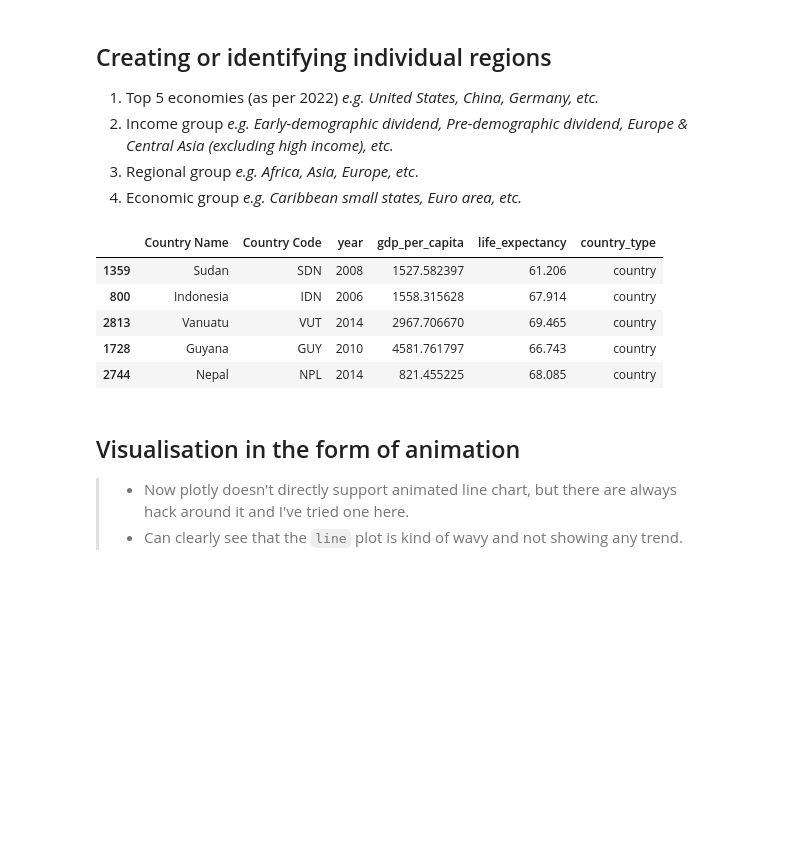
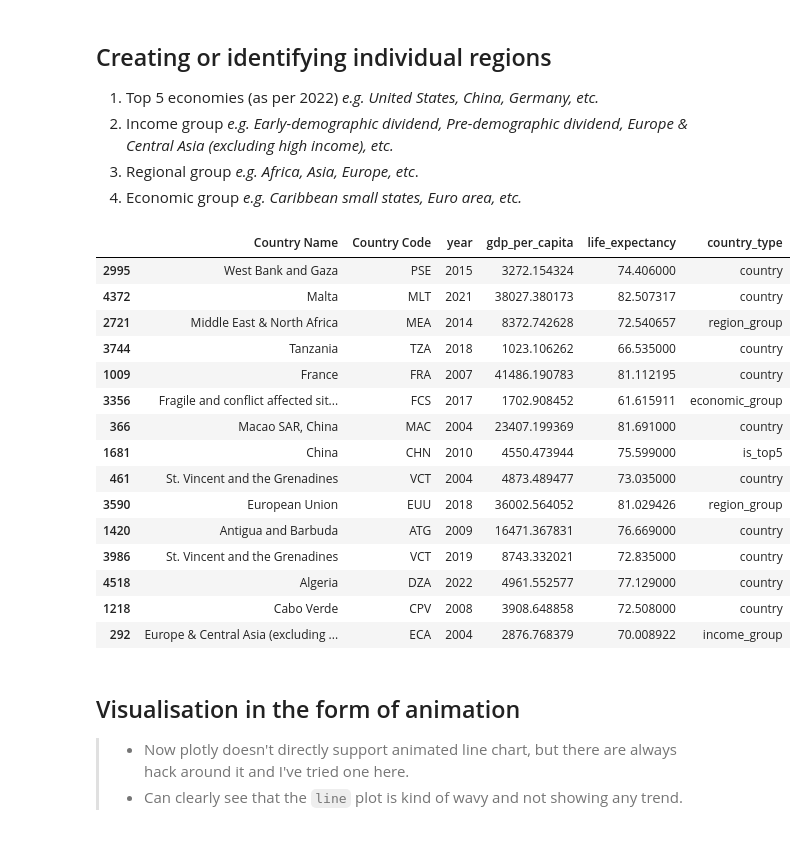
Before and after one commit to nikhilsingh13/PythonHacks, a Jupyter notebook: blog-work/python_animations/py-animation-gdp-lifeexp.ipynb, the cells around one changed output. Cells and saved outputs as stored; diff of their text form; code cells hidden in the pictures; blank space fills up the shorter version.

```diff
--- a/blog-work/python_animations/py-animation-gdp-lifeexp.ipynb
+++ b/blog-work/python_animations/py-animation-gdp-lifeexp.ipynb
@@ -293,14 +303,24 @@ def classify_country(name):
 # %%
 merged_df['country_type'] = merged_df['Country Name'].apply(classify_country)
 # %%
-merged_df.sample(5)
+merged_df.sample(15)
 # %% [output]
 |  | Country Name | Country Code | year | gdp_per_capita | life_expectancy | country_type |
-| 1359 | Sudan | SDN | 2008 | 1527.582397 | 61.206 | country |
-| 800 | Indonesia | IDN | 2006 | 1558.315628 | 67.914 | country |
-| 2813 | Vanuatu | VUT | 2014 | 2967.706670 | 69.465 | country |
-| 1728 | Guyana | GUY | 2010 | 4581.761797 | 66.743 | country |
-| 2744 | Nepal | NPL | 2014 | 821.455225 | 68.085 | country |
+| 2995 | West Bank and Gaza | PSE | 2015 | 3272.154324 | 74.406000 | country |
+| 4372 | Malta | MLT | 2021 | 38027.380173 | 82.507317 | country |
+| 2721 | Middle East & North Africa | MEA | 2014 | 8372.742628 | 72.540657 | region_group |
+| 3744 | Tanzania | TZA | 2018 | 1023.106262 | 66.535000 | country |
+| 1009 | France | FRA | 2007 | 41486.190783 | 81.112195 | country |
+| 3356 | Fragile and conflict affected sit... | FCS | 2017 | 1702.908452 | 61.615911 | economic_group |
+| 366 | Macao SAR, China | MAC | 2004 | 23407.199369 | 81.691000 | country |
+| 1681 | China | CHN | 2010 | 4550.473944 | 75.599000 | is_top5 |
+| 461 | St. Vincent and the Grenadines | VCT | 2004 | 4873.489477 | 73.035000 | country |
+| 3590 | European Union | EUU | 2018 | 36002.564052 | 81.029426 | region_group |
+| 1420 | Antigua and Barbuda | ATG | 2009 | 16471.367831 | 76.669000 | country |
+| 3986 | St. Vincent and the Grenadines | VCT | 2019 | 8743.332021 | 72.835000 | country |
+| 4518 | Algeria | DZA | 2022 | 4961.552577 | 77.129000 | country |
+| 1218 | Cabo Verde | CPV | 2008 | 3908.648858 | 72.508000 | country |
+| 292 | Europe & Central Asia (excluding ... | ECA | 2004 | 2876.768379 | 70.008922 | income_group |
 # %% [markdown]
 ## Visualisation in the form of animation
 > - Now plotly doesn't directly support animated line chart, but there are always hack around it and I've tried one here.
```
Also changed, not shown: parts of 16 cells of this notebook, 3 other files.
